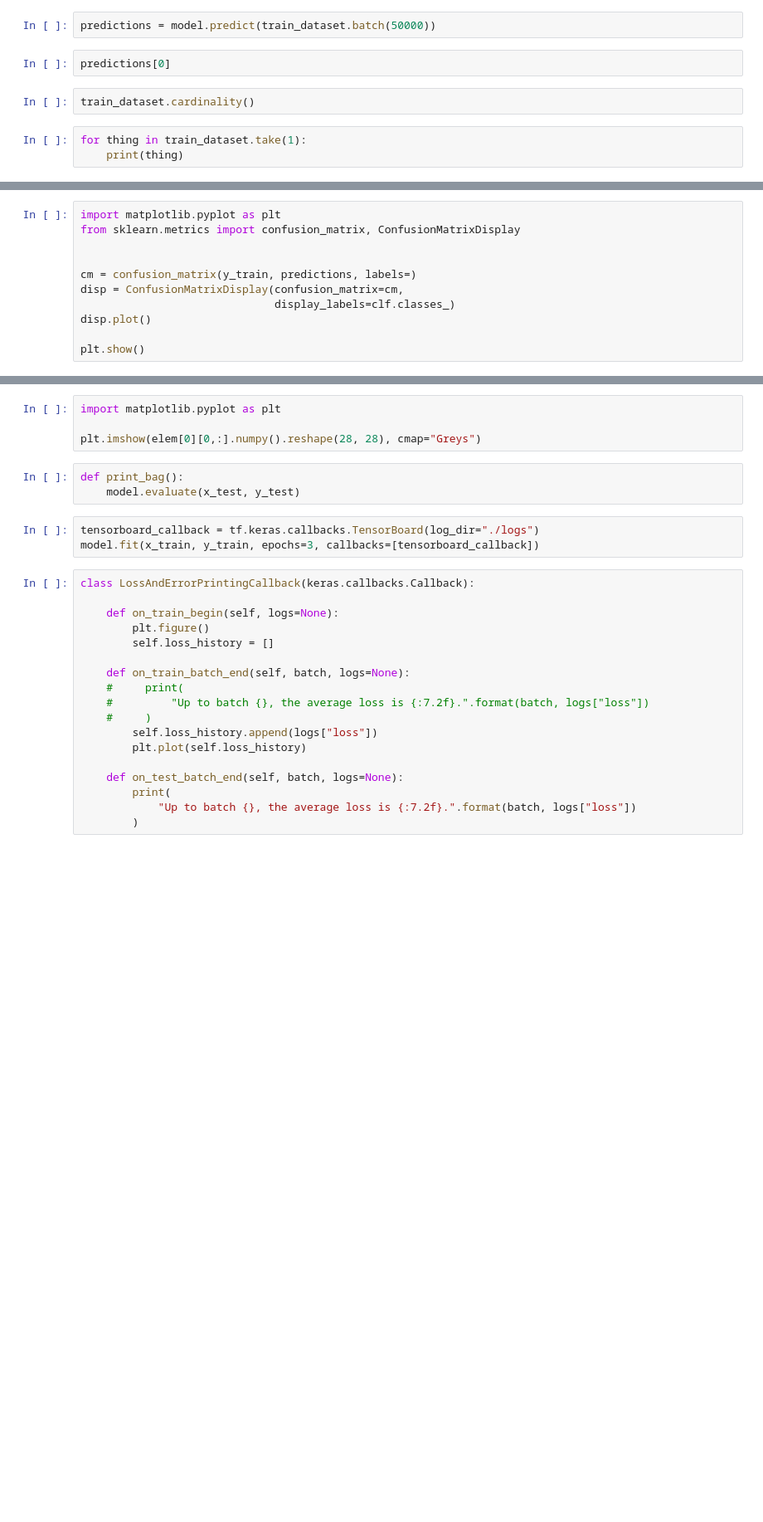
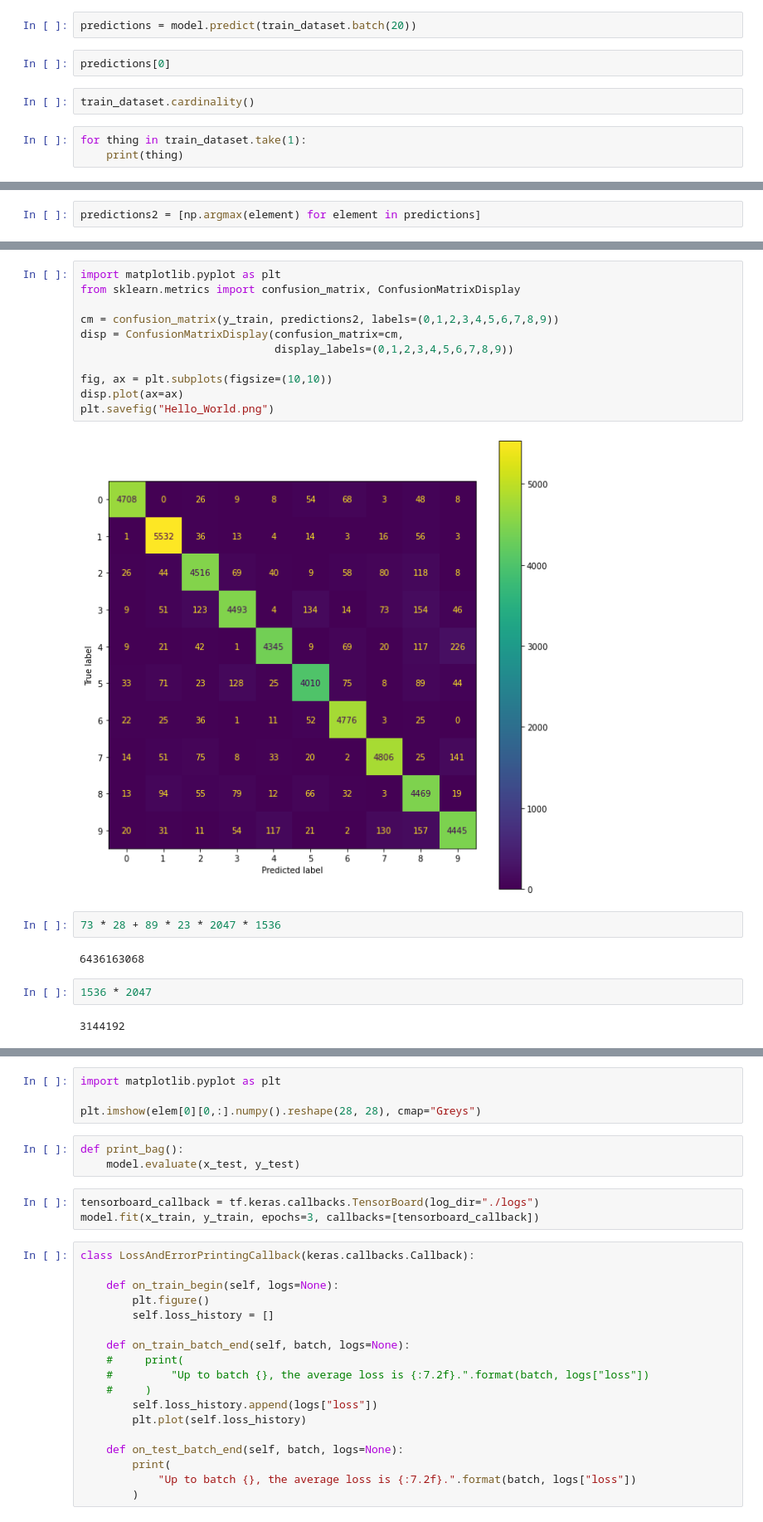
Before and after one commit to LilWeirdProgramms/oct-classifier, a Jupyter notebook: test_notebook.ipynb, the cells around one changed output, grey strips where cells are left out. Shown at 83% size. Saved outputs shown, nothing was run; the diff lists cells and outputs as text; blank space fills up the shorter version.

Commit message:
test folder and bug fixes (skipping double element)

```diff
--- a/test_notebook.ipynb
+++ b/test_notebook.ipynb
@@ -51,5 +61,5 @@ thingy = model.evaluate(train_dataset.batch(64))
 # %%
-predictions = model.predict(train_dataset.batch(50000))
+predictions = model.predict(train_dataset.batch(20))
 # %%
 predictions[0]
 # %%
@@ -59,0 +78,2 @@ for thing in train_dataset.take(1):
+# %%
+predictions2 = [np.argmax(element) for element in predictions]
@@ -60,11 +100,21 @@ for thing in train_dataset.take(1):
 # %%
 import matplotlib.pyplot as plt
 from sklearn.metrics import confusion_matrix, ConfusionMatrixDisplay
 
+cm = confusion_matrix(y_train, predictions2, labels=(0,1,2,3,4,5,6,7,8,9))
+disp = ConfusionMatrixDisplay(confusion_matrix=cm,
+                              display_labels=(0,1,2,3,4,5,6,7,8,9))
 
-cm = confusion_matrix(y_train, predictions, labels=)
-disp = ConfusionMatrixDisplay(confusion_matrix=cm,
-                              display_labels=clf.classes_)
-disp.plot()
-
-plt.show()
+fig, ax = plt.subplots(figsize=(10,10))
+disp.plot(ax=ax)
+plt.savefig("Hello_World.png")
+# %% [output]
+[figure, added]
+# %%
+73 * 28 + 89 * 23 * 2047 * 1536
+# %% [output]
+6436163068
+# %%
+1536 * 2047
+# %% [output]
+3144192
```
Also changed, not shown: parts of 7 cells of this notebook, 12 other files.
